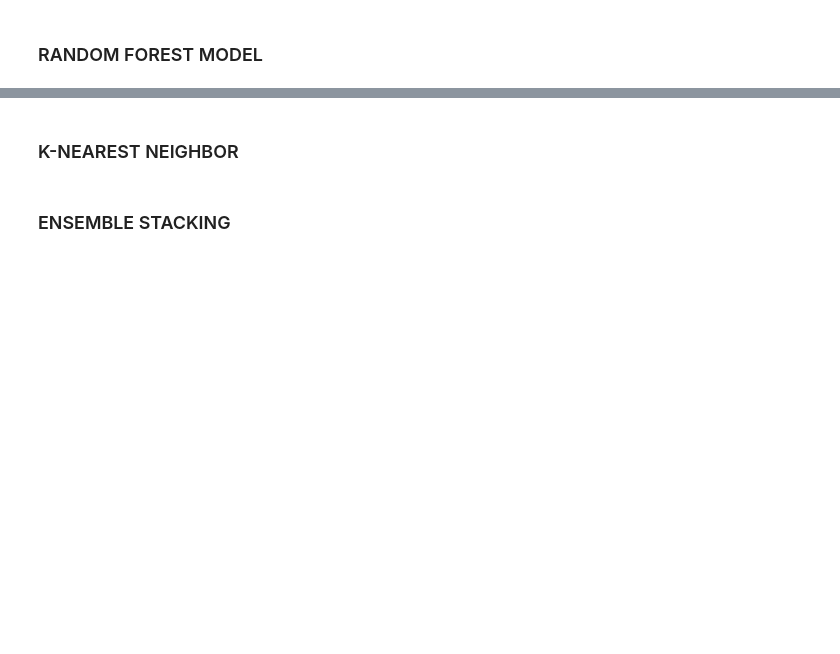
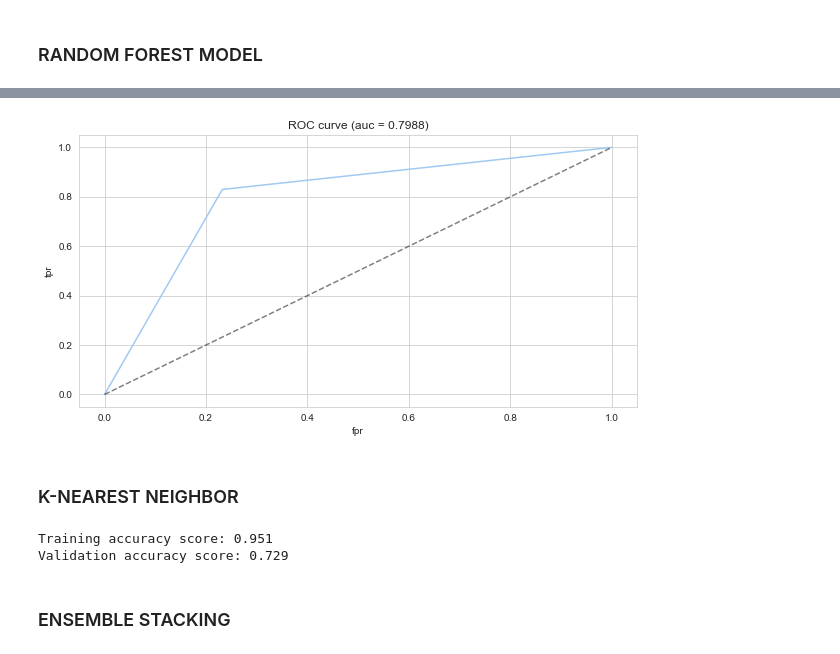
Before and after one commit to CongThNguyen/ML-Space_titanic, a Jupyter notebook: titanic-play.ipynb, the cells around one changed output, grey strips where cells are left out. Cells and saved outputs as stored; diff of their text form; code cells hidden in the pictures; blank space fills up the shorter version.

```diff
--- a/titanic-play.ipynb
+++ b/titanic-play.ipynb
@@ -17,9 +17,9 @@ for dirname, _, filenames in os.walk('/kaggle/input'):
 # You can write up to 20GB to the current directory (/kaggle/working/) that gets preserved as output when you create a version using "Save & Run All"
 # You can also write temporary files to /kaggle/temp/, but they won't be saved outside of the current session
 # %%
-df0 = pd.read_csv('/kaggle/input/spaceship-titanic/train.csv')
+df0 = pd.read_csv("train.csv")
 
-test_df2 = pd.read_csv('/kaggle/input/spaceship-titanic/test.csv')
+test_df2 = pd.read_csv('test.csv')
 
 test_df2_copy = test_df2.copy()
 
@@ -923,7 +1342,9 @@ assess_model(y_val, m_rf_fit.predict(X_val))
 # %%
 plt.figure(figsize = (10,5))
 
-roc_plot(y_val, m_rf_fit.predict(X_val))
+roc_plot(y_val, rf_mdl.predict(X_val))
+# %% [output]
+[figure, added]
 # %%
 # from sklearn.model_selection import RandomizedSearchCV, KFold, StratifiedKFold
 
@@ -964,6 +1385,9 @@ knn.fit(X_train_std, y_train)
 #
 print('Training accuracy score: %.3f' % knn.score(X_train_std, y_train))
 print('Validation accuracy score: %.3f' % knn.score(X_val_std, y_val))
+# %% [output]
+Training accuracy score: 0.951
+Validation accuracy score: 0.729
 # %% [markdown]
 ### ENSEMBLE STACKING
 # %%
```
Also changed, not shown: parts of 66 cells of this notebook.
